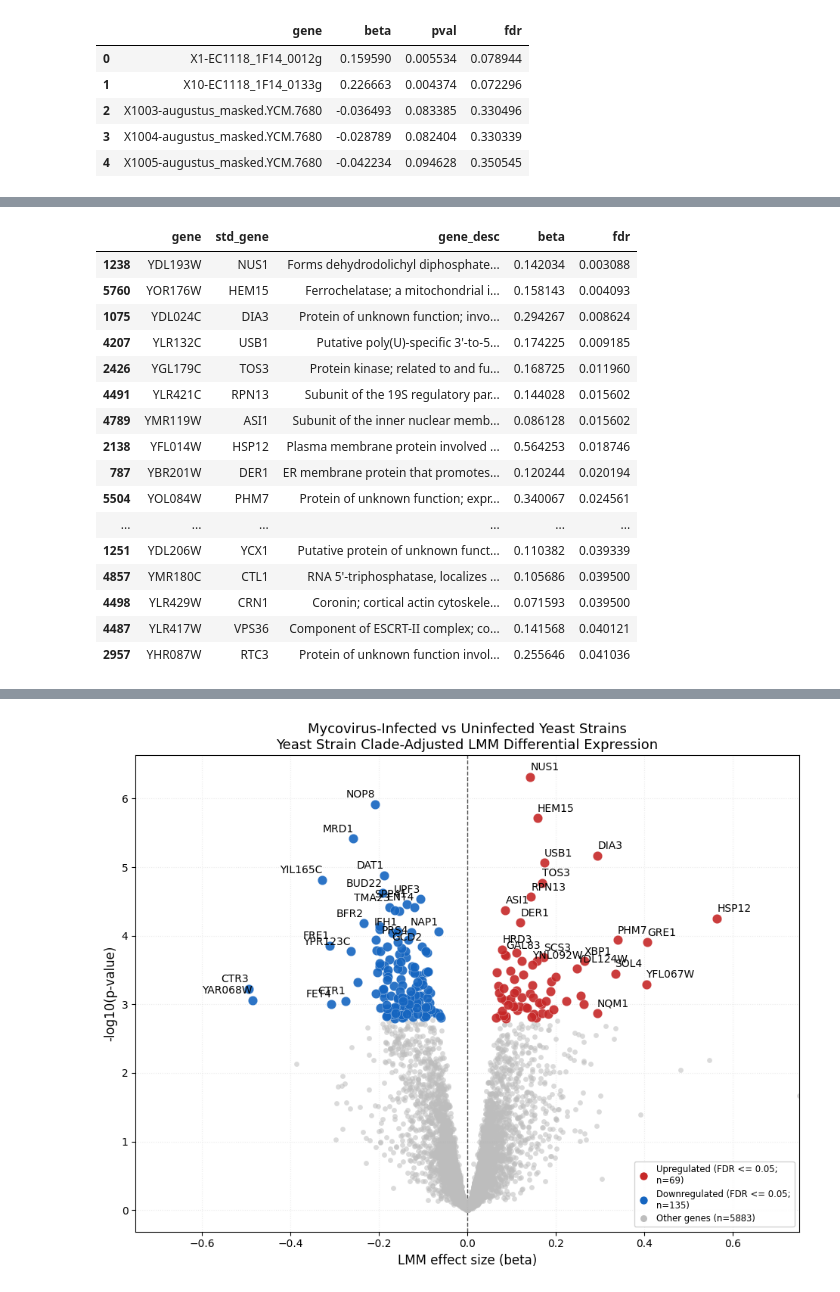
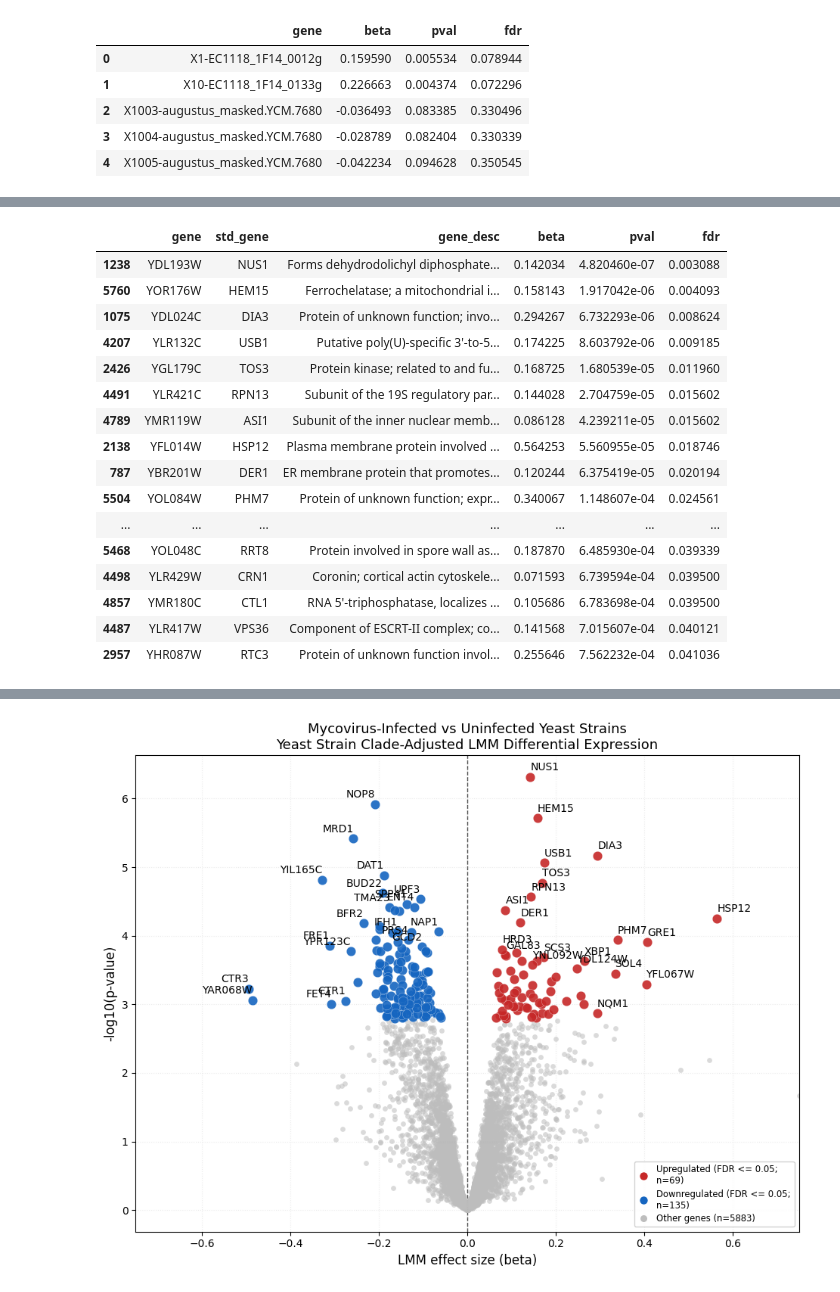
Before and after one commit to irahorecka/yeastvirome, a Jupyter notebook: jupyter/lmm.ipynb, the cells around one changed output, grey strips where cells are left out. Saved outputs shown, nothing was run; the diff lists cells and outputs as text; code cells hidden in the pictures.

```diff
--- a/jupyter/lmm.ipynb
+++ b/jupyter/lmm.ipynb
@@ -611,7 +608,8 @@ meta_for_lmm = prepare_meta_for_lmm(
 # %% [output]
 LMM meta: n=821 | infected levels=[0, 1] | clades=37 | mixed_clades=30
 # %%
-# Single-process debug runner (no multiprocessing / no joblib parallel workers)
+# Single-process debug runner (optional; no multiprocessing / no joblib workers)
+
 
 def run_lmm_single_process_debug(
     long_df: pd.DataFrame,
@@ -626,7 +624,7 @@ def run_lmm_single_process_debug(
 ) -> pd.DataFrame:
     """
     Same model as run_lmm_joblib, but executed sequentially for debugging.
-    Useful when parallel runs hang or you need deterministic, inspectable behavior.
+    Useful when parallel runs hang or you need deterministic behavior.
     """
     required_long = {"gene", strain_col, outcome}
     required_meta = {meta_strain_col, predictor, group}
@@ -667,7 +665,6 @@ def run_lmm_single_process_debug(
             f"Predictor '{predictor}' has one level after merge/filter; cannot estimate LMM beta."
         )
 
-    # Keep array alignment identical to run_lmm_joblib
     df.sort_values("gene", kind="mergesort", inplace=True)
 
     genes_arr = df["gene"].to_numpy(copy=False)
@@ -714,14 +711,9 @@ def run_lmm_single_process_debug(
     return out
 
 
-# # Example debug call (safe to keep commented until needed):
-debug_results = run_lmm_single_process_debug(
-    long_df,
-    meta_for_lmm,
-    max_genes=8000,
-    verbose_every=1000,
-)
-debug_results.head()
+# Optional manual call:
+results = run_lmm_single_process_debug(long_df, meta_for_lmm, max_genes=None, verbose_every=1000)
+results.head()
 # %% [output]
 [debug] fitted 1000/6454 genes
 [debug] fitted 2000/6454 genes
@@ -769,47 +770,37 @@ def get_top_degs(results_df: pd.DataFrame, fdr_col="fdr", fdr_cutoff=0.05, top_n
 # %%
 from pathlib import Path
 
-# Use an already-available results object (no recomputation here)
-if "dummy_results" in globals():
-    observed = copy.deepcopy(dummy_results)
-    _source_name = "dummy_results"
-elif "debug_results" in globals():
-    observed = copy.deepcopy(debug_results)
-    _source_name = "debug_results"
-elif "results" in globals():
-    observed = copy.deepcopy(results)
-    _source_name = "results"
-    # Keep a stable object for downstream cells if dummy_results wasn't set.
-    dummy_results = copy.deepcopy(observed)
-else:
-    raise NameError("No results object found. Define dummy_results, debug_results, or results first.")
+if "results" not in globals():
+    raise NameError("No `results` object found. Run the LMM cell first.")
 
+observed = results.copy(deep=True)
 required_cols = ["gene", "beta", "pval", "fdr"]
 missing = [c for c in required_cols if c not in observed.columns]
 if missing:
-    raise KeyError(f"Observed results missing required column(s): {missing}")
+    raise KeyError(f"results missing required column(s): {missing}")
 
-# Keep only rows usable for summary/volcano
-observed = observed.copy()
 observed["beta"] = pd.to_numeric(observed["beta"], errors="coerce")
 observed["pval"] = pd.to_numeric(observed["pval"], errors="coerce")
 observed["fdr"] = pd.to_numeric(observed["fdr"], errors="coerce")
 observed = observed.dropna(subset=["gene", "beta", "pval", "fdr"]).copy()
 
-print(f"[i] Using {_source_name}: {len(observed)} rows with gene/beta/pval/fdr")
+summary_fdr = GENE_FDR_THRESH if "GENE_FDR_THRESH" in globals() else 0.05
+top_up, top_down = get_top_degs(observed, fdr_col="fdr", fdr_cutoff=summary_fdr)
 
-# Show top DEGs
+print(f"[i] Using results: {len(observed)} rows with gene/beta/pval/fdr")
+print(f"[i] DEG summary cutoff: FDR < {summary_fdr}, sorted by FDR then p-value")
+
 SYS2STD = Path("data/sys_gene_to_std_gene_map.json")
 SYS2DESC = Path("data/sys_gene_to_description_map.json")
+
 
 def open_json(filepath):
     with open(filepath, encoding="utf-8") as f:
         return json.load(f)
 
+
 sys_gene_to_std_gene = open_json(SYS2STD)
 sys_gene_to_desc = open_json(SYS2DESC)
-
-top_up, top_down = get_top_degs(observed, fdr_col="fdr", fdr_cutoff=0.05)
 
 # Add mapped names/descriptions
 top_up["std_gene"] = top_up["gene"].map(sys_gene_to_std_gene).fillna(top_up["gene"])
@@ -817,15 +808,19 @@ top_up["gene_desc"] = top_up["gene"].map(sys_gene_to_desc).fillna(top_up["gene"]
 top_down["std_gene"] = top_down["gene"].map(sys_gene_to_std_gene).fillna(top_down["gene"])
 top_down["gene_desc"] = top_down["gene"].map(sys_gene_to_desc).fillna(top_down["gene"])
 
-print(f"\nTop {len(top_up)} upregulated genes:")
+print()
+print(f"Top {len(top_up)} upregulated genes:")
 display(
-    top_up[["gene", "std_gene", "gene_desc", "beta", "fdr"]]
-    .sort_values(["fdr", "beta"], ascending=[True, False]).head(40)
+    top_up[["gene", "std_gene", "gene_desc", "beta", "pval", "fdr"]]
+    .sort_values(["fdr", "pval"], ascending=[True, True])
+    .head(40)
 )
 
-print(f"\nTop {len(top_down)} downregulated genes:")
+print()
+print(f"Top {len(top_down)} downregulated genes:")
 display(
-    top_down[["gene", "std_gene", "gene_desc", "beta", "fdr"]]
-    .sort_values(["fdr", "beta"], ascending=[True, True]).head(40)
+    top_down[["gene", "std_gene", "gene_desc", "beta", "pval", "fdr"]]
+    .sort_values(["fdr", "pval"], ascending=[True, True])
+    .head(40)
 )
 # %% [output]
@@ -835,17 +831,17 @@ Top 71 upregulated genes:
-|  | gene | std_gene | gene_desc | beta | fdr |
-| 1238 | YDL193W | NUS1 | Forms dehydrodolichyl diphosphate... | 0.142034 | 0.003088 |
-| 5760 | YOR176W | HEM15 | Ferrochelatase; a mitochondrial i... | 0.158143 | 0.004093 |
-| 1075 | YDL024C | DIA3 | Protein of unknown function; invo... | 0.294267 | 0.008624 |
-| 4207 | YLR132C | USB1 | Putative poly(U)-specific 3'-to-5... | 0.174225 | 0.009185 |
-| 2426 | YGL179C | TOS3 | Protein kinase; related to and fu... | 0.168725 | 0.011960 |
-| 4491 | YLR421C | RPN13 | Subunit of the 19S regulatory par... | 0.144028 | 0.015602 |
-| 4789 | YMR119W | ASI1 | Subunit of the inner nuclear memb... | 0.086128 | 0.015602 |
-| 2138 | YFL014W | HSP12 | Plasma membrane protein involved ... | 0.564253 | 0.018746 |
-| 787 | YBR201W | DER1 | ER membrane protein that promotes... | 0.120244 | 0.020194 |
-| 5504 | YOL084W | PHM7 | Protein of unknown function; expr... | 0.340067 | 0.024561 |
-| ... | ... | ... | ... | ... | ... |
-| 1251 | YDL206W | YCX1 | Putative protein of unknown funct... | 0.110382 | 0.039339 |
-| 4857 | YMR180C | CTL1 | RNA 5'-triphosphatase, localizes ... | 0.105686 | 0.039500 |
-| 4498 | YLR429W | CRN1 | Coronin; cortical actin cytoskele... | 0.071593 | 0.039500 |
-| 4487 | YLR417W | VPS36 | Component of ESCRT-II complex; co... | 0.141568 | 0.040121 |
-| 2957 | YHR087W | RTC3 | Protein of unknown function invol... | 0.255646 | 0.041036 |
+|  | gene | std_gene | gene_desc | beta | pval | fdr |
+| 1238 | YDL193W | NUS1 | Forms dehydrodolichyl diphosphate... | 0.142034 | 4.820460e-07 | 0.003088 |
+| 5760 | YOR176W | HEM15 | Ferrochelatase; a mitochondrial i... | 0.158143 | 1.917042e-06 | 0.004093 |
+| 1075 | YDL024C | DIA3 | Protein of unknown function; invo... | 0.294267 | 6.732293e-06 | 0.008624 |
+| 4207 | YLR132C | USB1 | Putative poly(U)-specific 3'-to-5... | 0.174225 | 8.603792e-06 | 0.009185 |
+| 2426 | YGL179C | TOS3 | Protein kinase; related to and fu... | 0.168725 | 1.680539e-05 | 0.011960 |
+| 4491 | YLR421C | RPN13 | Subunit of the 19S regulatory par... | 0.144028 | 2.704759e-05 | 0.015602 |
+| 4789 | YMR119W | ASI1 | Subunit of the inner nuclear memb... | 0.086128 | 4.239211e-05 | 0.015602 |
+| 2138 | YFL014W | HSP12 | Plasma membrane protein involved ... | 0.564253 | 5.560955e-05 | 0.018746 |
+| 787 | YBR201W | DER1 | ER membrane protein that promotes... | 0.120244 | 6.375419e-05 | 0.020194 |
+| 5504 | YOL084W | PHM7 | Protein of unknown function; expr... | 0.340067 | 1.148607e-04 | 0.024561 |
+| ... | ... | ... | ... | ... | ... | ... |
+| 5468 | YOL048C | RRT8 | Protein involved in spore wall as... | 0.187870 | 6.485930e-04 | 0.039339 |
+| 4498 | YLR429W | CRN1 | Coronin; cortical actin cytoskele... | 0.071593 | 6.739594e-04 | 0.039500 |
+| 4857 | YMR180C | CTL1 | RNA 5'-triphosphatase, localizes ... | 0.105686 | 6.783698e-04 | 0.039500 |
+| 4487 | YLR417W | VPS36 | Component of ESCRT-II complex; co... | 0.141568 | 7.015607e-04 | 0.040121 |
+| 2957 | YHR087W | RTC3 | Protein of unknown function invol... | 0.255646 | 7.562232e-04 | 0.041036 |
```
Also changed, not shown: parts of 28 cells of this notebook, 1 other file.
